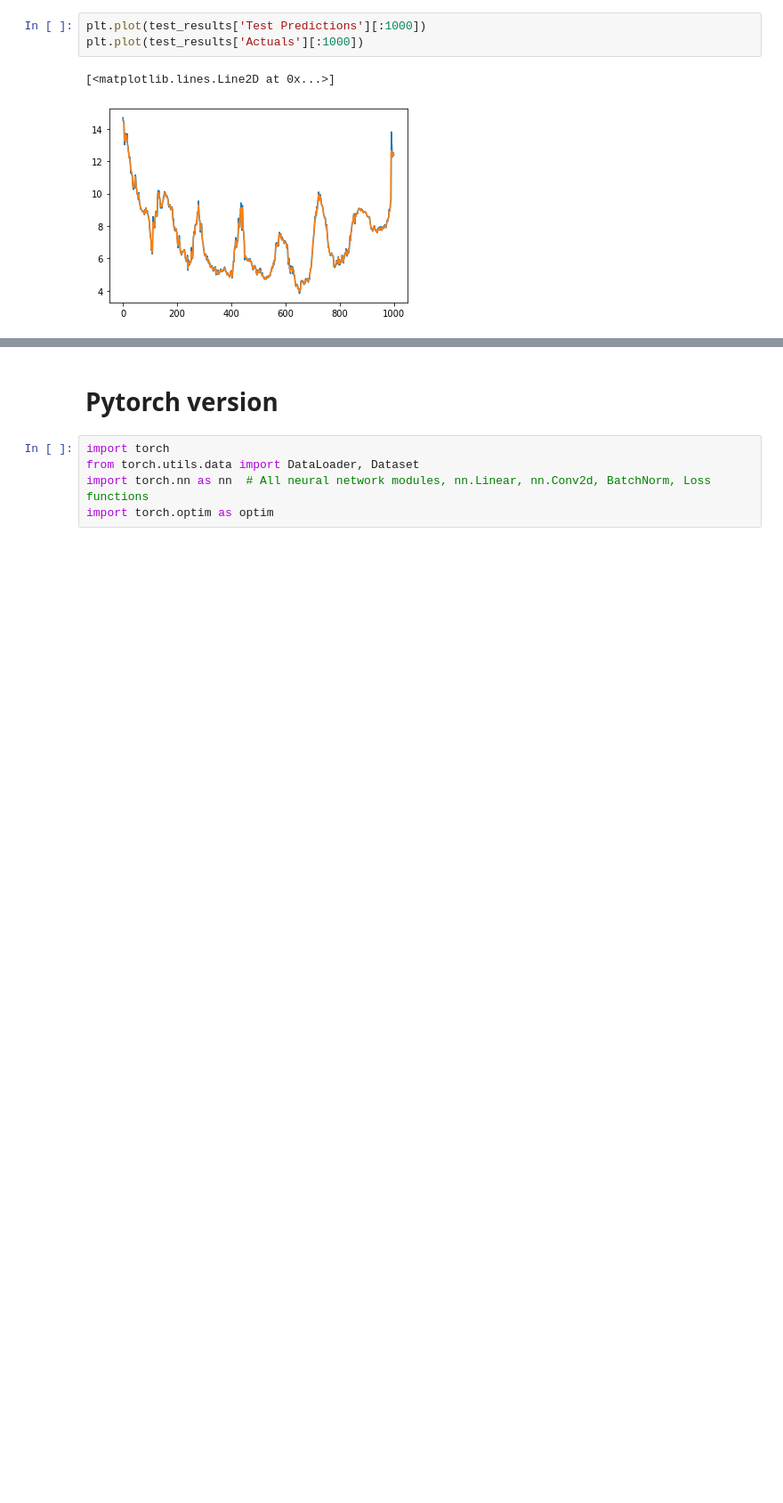
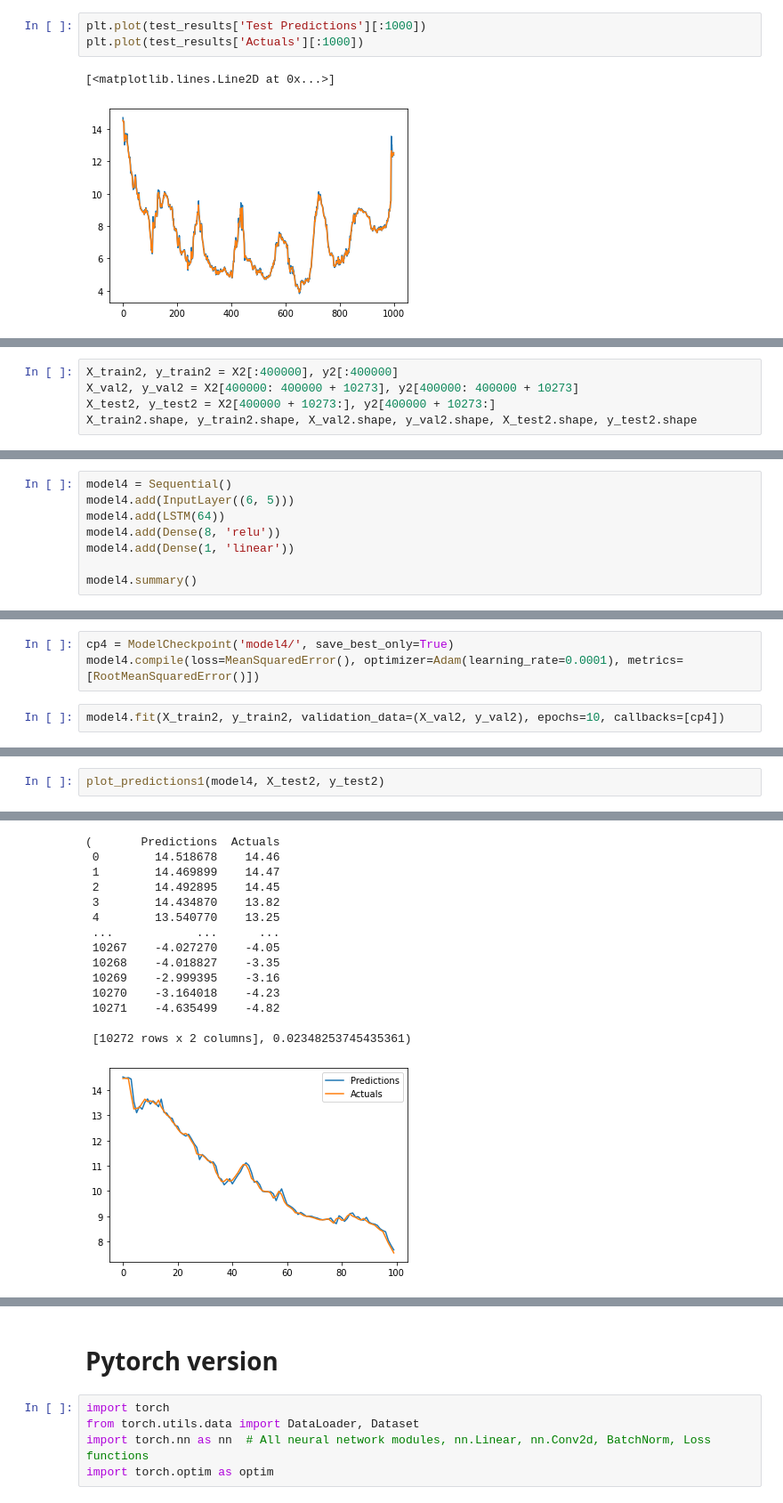
Before and after one commit to kpup1710/Time-Series, a Jupyter notebook: TSF_with_LSTM.ipynb, the cells around one changed output, grey strips where cells are left out. Shown at 89% size. Saved outputs shown, nothing was run; the diff lists cells and outputs as text; blank space fills up the shorter version.

```diff
--- a/TSF_with_LSTM.ipynb
+++ b/TSF_with_LSTM.ipynb
@@ -232,0 +435,5 @@ plt.plot(test_results['Actuals'][:1000])
+# %%
+X_train2, y_train2 = X2[:400000], y2[:400000]
+X_val2, y_val2 = X2[400000: 400000 + 10273], y2[400000: 400000 + 10273]
+X_test2, y_test2 = X2[400000 + 10273:], y2[400000 + 10273:]
+X_train2.shape, y_train2.shape, X_val2.shape, y_val2.shape, X_test2.shape, y_test2.shape
@@ -232,0 +453,8 @@ plt.plot(test_results['Actuals'][:1000])
+# %%
+model4 = Sequential()
+model4.add(InputLayer((6, 5)))
+model4.add(LSTM(64))
+model4.add(Dense(8, 'relu'))
+model4.add(Dense(1, 'linear'))
+
+model4.summary()
@@ -232,0 +477,5 @@ plt.plot(test_results['Actuals'][:1000])
+# %%
+cp4 = ModelCheckpoint('model4/', save_best_only=True)
+model4.compile(loss=MeanSquaredError(), optimizer=Adam(learning_rate=0.0001), metrics=[RootMeanSquaredError()])
+# %%
+model4.fit(X_train2, y_train2, validation_data=(X_val2, y_val2), epochs=10, callbacks=[cp4])
@@ -232,0 +510,3 @@ plt.plot(test_results['Actuals'][:1000])
+# %%
+plot_predictions1(model4, X_test2, y_test2)
+# %% [output]
@@ -232,0 +514,15 @@ plt.plot(test_results['Actuals'][:1000])
+(       Predictions  Actuals
+ 0        14.518678    14.46
+ 1        14.469899    14.47
+ 2        14.492895    14.45
+ 3        14.434870    13.82
+ 4        13.540770    13.25
+ ...            ...      ...
+ 10267    -4.027270    -4.05
+ 10268    -4.018827    -3.35
+ 10269    -2.999395    -3.16
+ 10270    -3.164018    -4.23
+ 10271    -4.635499    -4.82
+
+ [10272 rows x 2 columns], 0.02348253745435361)
+[figure, added]
```
Also changed, not shown: parts of 64 cells of this notebook.
